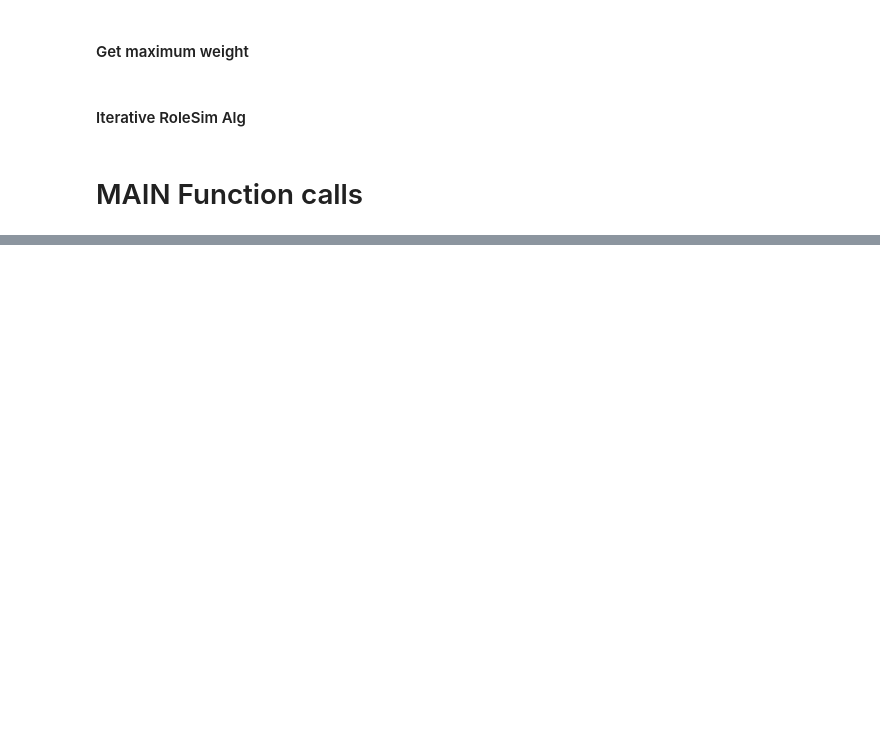
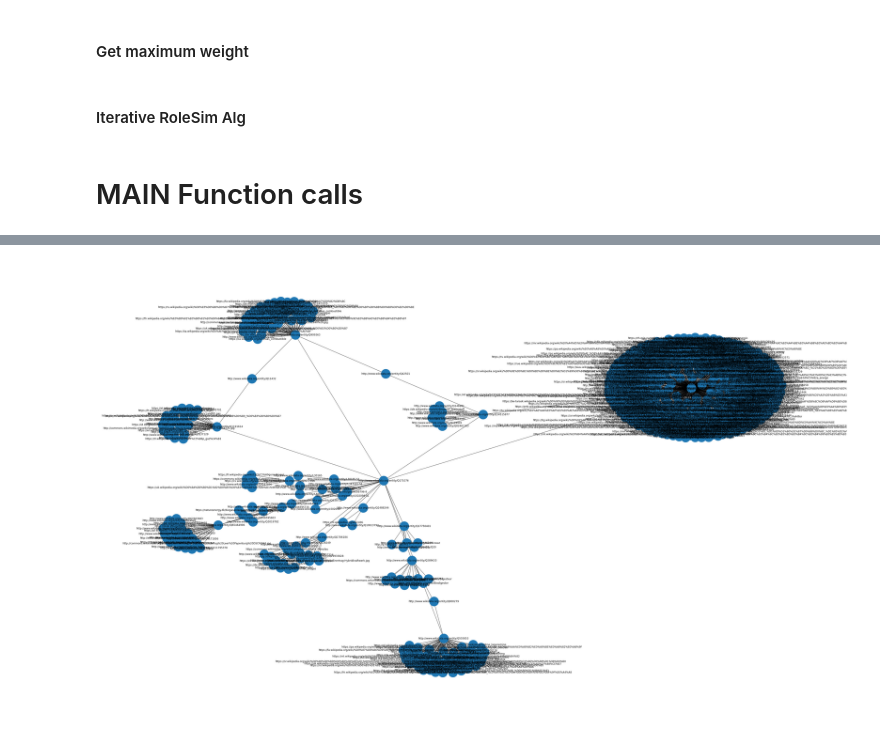
Before and after one commit to kent1325/p4-merging-graph-nodes, a Jupyter notebook: merge_candidates.ipynb, the cells around one changed output, grey strips where cells are left out. Saved outputs shown, nothing was run; the diff lists cells and outputs as text; code cells hidden in the pictures; blank space fills up the shorter version.

Commit message:
added plot

```diff
--- a/merge_candidates.ipynb
+++ b/merge_candidates.ipynb
@@ -388,3 +387,10 @@ Initial Graph Size: nodes(3635), edges(5671)
+# %%
+import matplotlib.pyplot as plt
+
+plt.figure(figsize=(50,30))
+nx.draw(q171076_graph, with_labels=True, node_size=2000)
+# %% [output]
+[figure, added]
 # %%
 neighbor_degree_dict = sort_neighborhood_degree(sorted_nodes_by_degree, q171076_graph)
 #print(neighbor_degree_dict)
```
Also changed, not shown: parts of 6 cells of this notebook, 4 other files.
